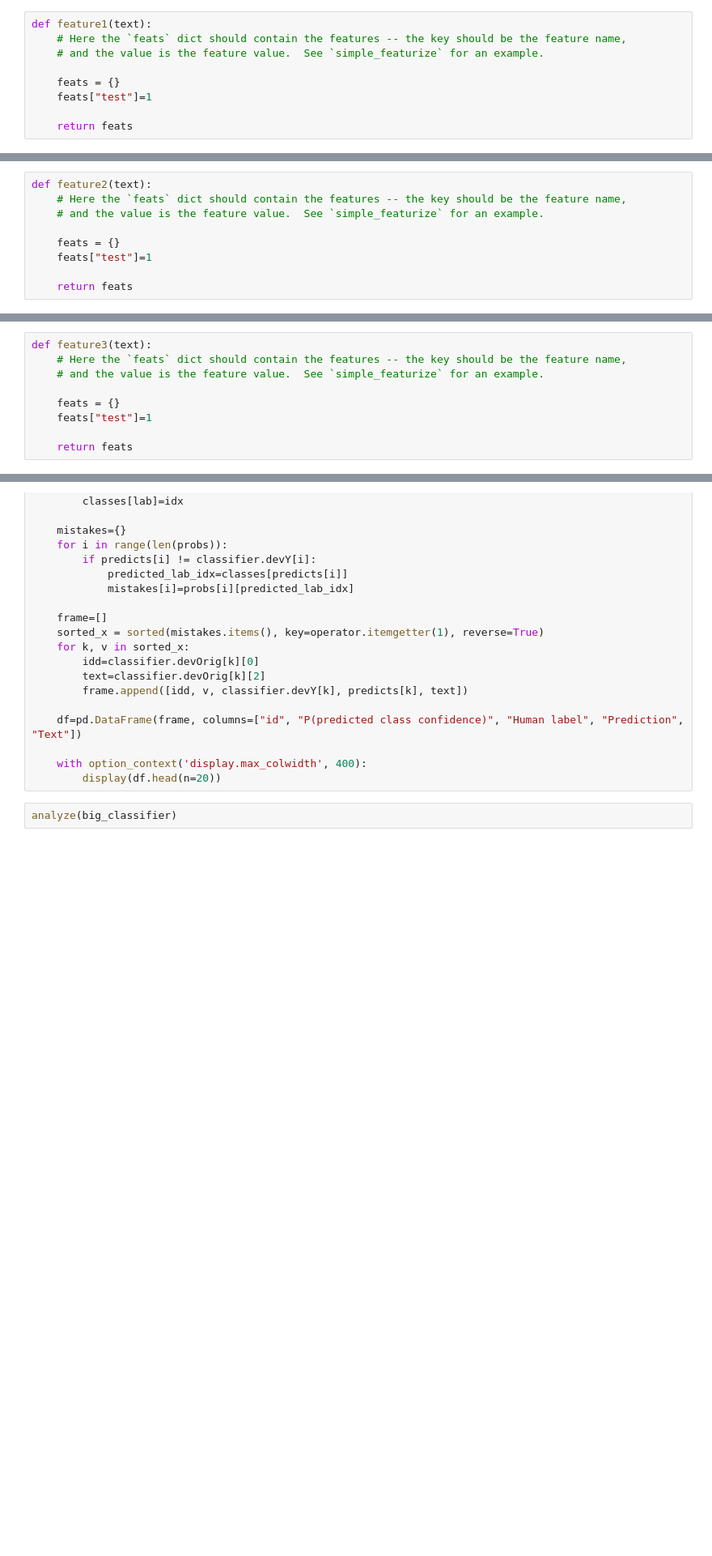
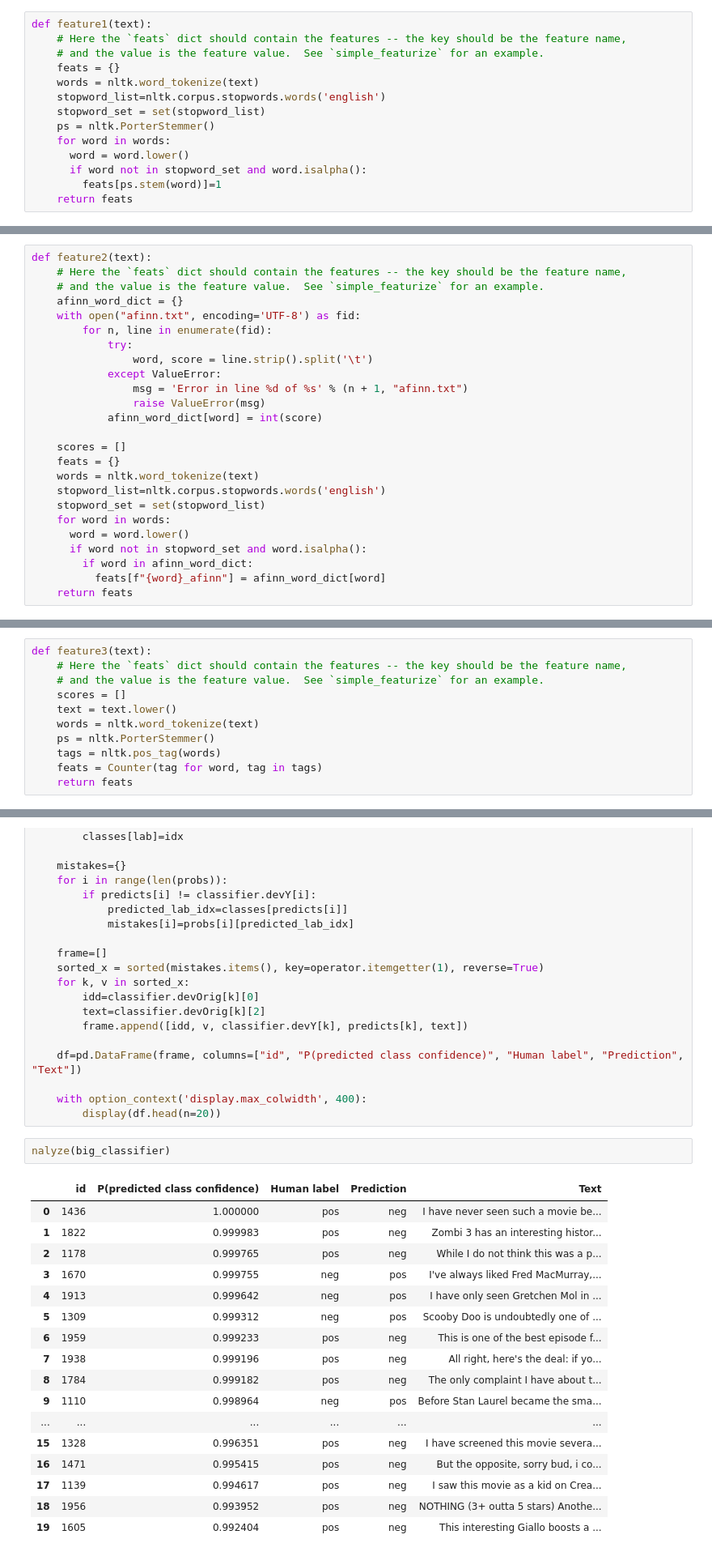
Before and after one commit to rqchao/INFO159, a Jupyter notebook: HW1/HW1.ipynb, the cells around one changed output, grey strips where cells are left out. Shown at 81% size. Drawn from its saved outputs; the diff is of its cells as text; blank space fills up the shorter version.

```diff
--- a/HW1/HW1.ipynb
+++ b/HW1/HW1.ipynb
@@ -267,10 +296,15 @@ bow_classifier.evaluate()
 def feature1(text):
     # Here the `feats` dict should contain the features -- the key should be the feature name,
     # and the value is the feature value.  See `simple_featurize` for an example.
-
     feats = {}
-    feats["test"]=1
-
+    words = nltk.word_tokenize(text)
+    stopword_list=nltk.corpus.stopwords.words('english')
+    stopword_set = set(stopword_list)
+    ps = nltk.PorterStemmer()
+    for word in words:
+      word = word.lower()
+      if word not in stopword_set and word.isalpha():
+        feats[ps.stem(word)]=1
     return feats
 # %%
 ######################################################################
@@ -283,10 +319,26 @@ classifier1.evaluate()
 def feature2(text):
     # Here the `feats` dict should contain the features -- the key should be the feature name,
     # and the value is the feature value.  See `simple_featurize` for an example.
+    afinn_word_dict = {}
+    with open("afinn.txt", encoding='UTF-8') as fid:
+        for n, line in enumerate(fid):
+            try:
+                word, score = line.strip().split('\t')
+            except ValueError:
+                msg = 'Error in line %d of %s' % (n + 1, "afinn.txt")
+                raise ValueError(msg)
+            afinn_word_dict[word] = int(score)
 
+    scores = []
     feats = {}
-    feats["test"]=1
-
+    words = nltk.word_tokenize(text)
+    stopword_list=nltk.corpus.stopwords.words('english')
+    stopword_set = set(stopword_list)
+    for word in words:
+      word = word.lower()
+      if word not in stopword_set and word.isalpha():
+        if word in afinn_word_dict:
+          feats[f"{word}_afinn"] = afinn_word_dict[word]
     return feats
 # %%
 ######################################################################
@@ -299,10 +353,12 @@ classifier2.evaluate()
 def feature3(text):
     # Here the `feats` dict should contain the features -- the key should be the feature name,
     # and the value is the feature value.  See `simple_featurize` for an example.
-
-    feats = {}
-    feats["test"]=1
-
+    scores = []
+    text = text.lower()
+    words = nltk.word_tokenize(text)
+    ps = nltk.PorterStemmer()
+    tags = nltk.pos_tag(words)
+    feats = Counter(tag for word, tag in tags)
     return feats
 # %%
 ######################################################################
@@ -396,4 +476,22 @@ def analyze(classifier):
     with option_context('display.max_colwidth', 400):
         display(df.head(n=20))
 # %%
-analyze(big_classifier)
+nalyze(big_classifier)
+# %% [output]
+|  | id | P(predicted class confidence) | Human label | Prediction | Text |
+| 0 | 1436 | 1.000000 | pos | neg | I have never seen such a movie be... |
+| 1 | 1822 | 0.999983 | pos | neg | Zombi 3 has an interesting histor... |
+| 2 | 1178 | 0.999765 | pos | neg | While I do not think this was a p... |
+| 3 | 1670 | 0.999755 | neg | pos | I've always liked Fred MacMurray,... |
+| 4 | 1913 | 0.999642 | neg | pos | I have only seen Gretchen Mol in ... |
+| 5 | 1309 | 0.999312 | neg | pos | Scooby Doo is undoubtedly one of ... |
+| 6 | 1959 | 0.999233 | pos | neg | This is one of the best episode f... |
+| 7 | 1938 | 0.999196 | pos | neg | All right, here's the deal: if yo... |
+| 8 | 1784 | 0.999182 | pos | neg | The only complaint I have about t... |
+| 9 | 1110 | 0.998964 | neg | pos | Before Stan Laurel became the sma... |
+| ... | ... | ... | ... | ... | ... |
+| 15 | 1328 | 0.996351 | pos | neg | I have screened this movie severa... |
+| 16 | 1471 | 0.995415 | pos | neg | But the opposite, sorry bud, i co... |
+| 17 | 1139 | 0.994617 | pos | neg | I saw this movie as a kid on Crea... |
+| 18 | 1956 | 0.993952 | pos | neg | NOTHING (3+ outta 5 stars) Anothe... |
+| 19 | 1605 | 0.992404 | pos | neg | This interesting Giallo boosts a ... |
```
Also changed, not shown: parts of 13 cells of this notebook.
